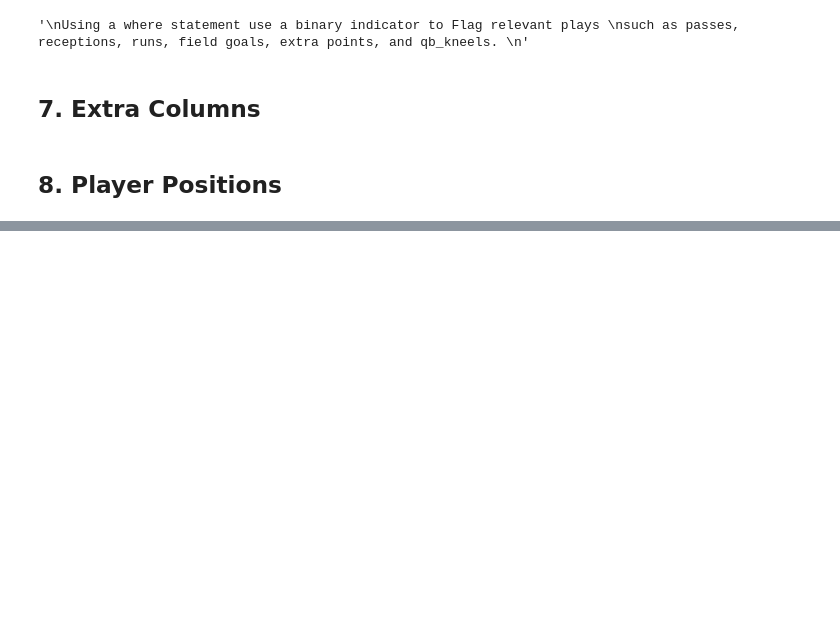
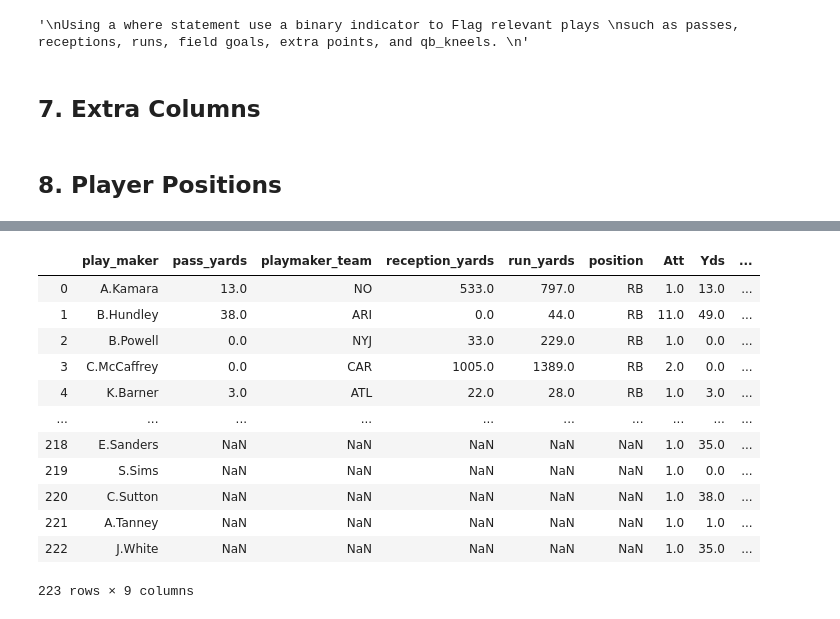
Before and after one commit to scunden/Project-Dash, a Jupyter notebook: 2. Data-Cleanup/0. Cleanup/cleanup.ipynb, the cells around one changed output, grey strips where cells are left out. Saved outputs shown, nothing was run; the diff lists cells and outputs as text; code cells hidden in the pictures; blank space fills up the shorter version.

```diff
--- a/2. Data-Cleanup/0. Cleanup/cleanup.ipynb
+++ b/2. Data-Cleanup/0. Cleanup/cleanup.ipynb
@@ -578,0 +553,22 @@ df_QB['Player'] = QB_final
+# %%
+df_RB = df_RB.rename(columns = {'Player': 'play_maker'})
+
+RB_table = final_merged[final_merged['position'] == 'RB']
+
+valid_table_RB = RB_table.merge(df_QB[["play_maker", "Att", "Yds", "TD"]], on = 'play_maker', how = 'outer')
+
+valid_table_RB
+# %% [output]
+|  | play_maker | pass_yards | playmaker_team | reception_yards | run_yards | position | Att | Yds | ... |
+| 0 | A.Kamara | 13.0 | NO | 533.0 | 797.0 | RB | 1.0 | 13.0 | ... |
+| 1 | B.Hundley | 38.0 | ARI | 0.0 | 44.0 | RB | 11.0 | 49.0 | ... |
+| 2 | B.Powell | 0.0 | NYJ | 33.0 | 229.0 | RB | 1.0 | 0.0 | ... |
+| 3 | C.McCaffrey | 0.0 | CAR | 1005.0 | 1389.0 | RB | 2.0 | 0.0 | ... |
+| 4 | K.Barner | 3.0 | ATL | 22.0 | 28.0 | RB | 1.0 | 3.0 | ... |
+| ... | ... | ... | ... | ... | ... | ... | ... | ... | ... |
+| 218 | E.Sanders | NaN | NaN | NaN | NaN | NaN | 1.0 | 35.0 | ... |
+| 219 | S.Sims | NaN | NaN | NaN | NaN | NaN | 1.0 | 0.0 | ... |
+| 220 | C.Sutton | NaN | NaN | NaN | NaN | NaN | 1.0 | 38.0 | ... |
+| 221 | A.Tanney | NaN | NaN | NaN | NaN | NaN | 1.0 | 1.0 | ... |
+| 222 | J.White | NaN | NaN | NaN | NaN | NaN | 1.0 | 35.0 | ... |
+223 rows × 9 columns
```
Also changed, not shown: parts of 28 cells of this notebook.
